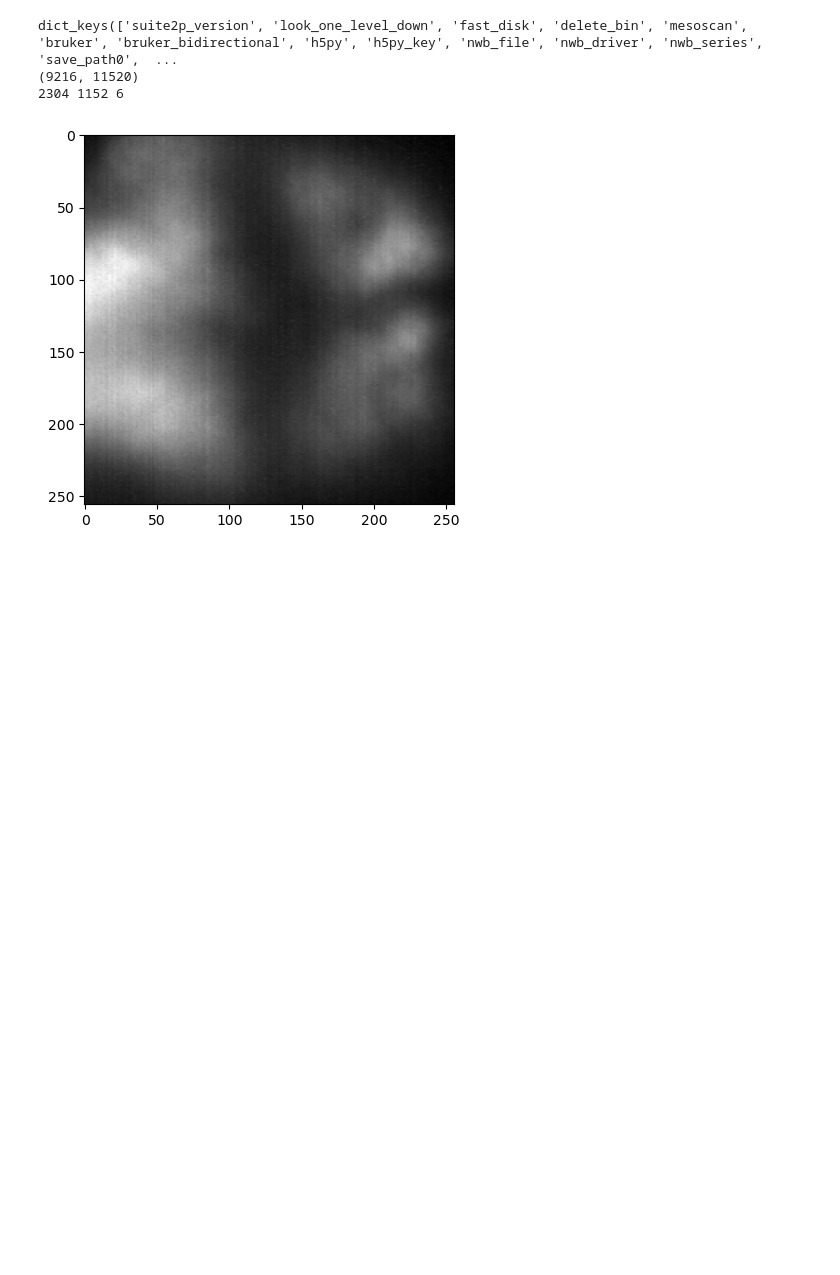
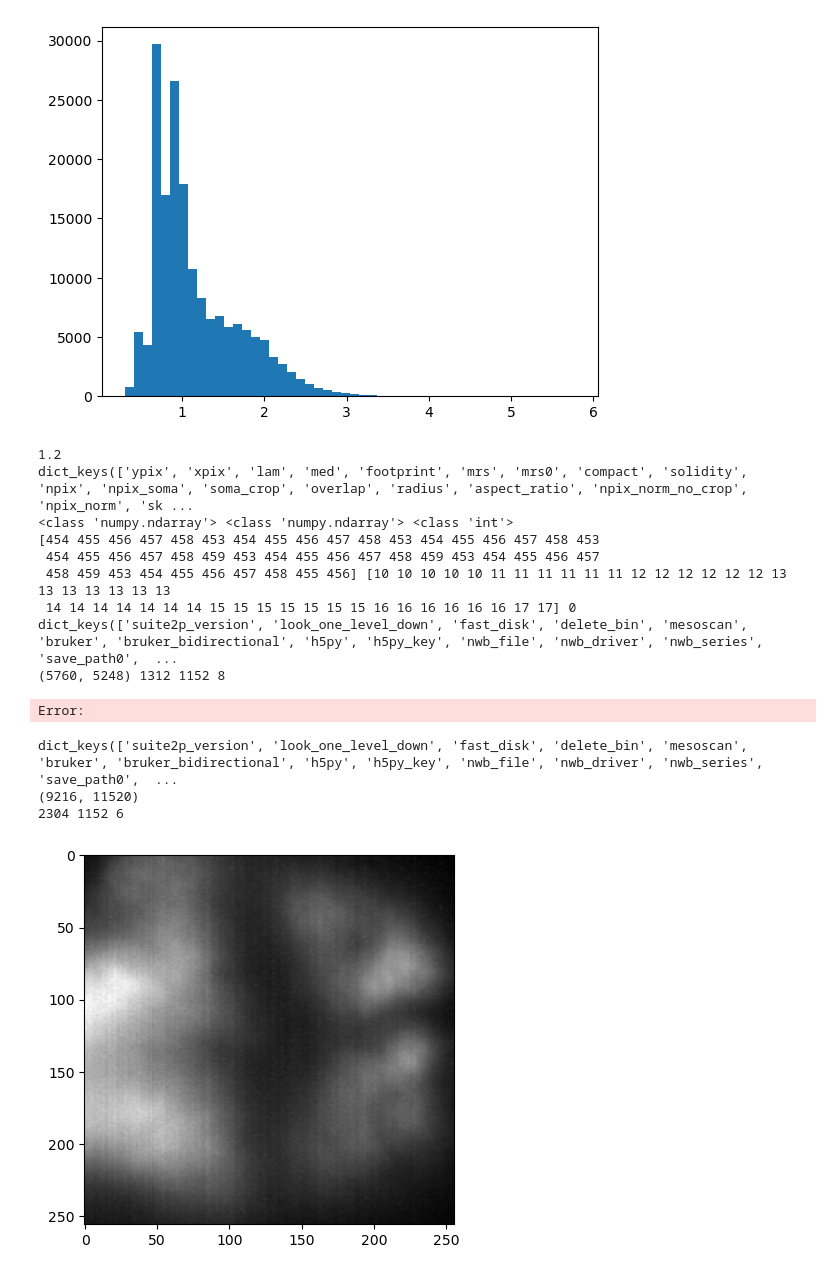
Before and after one commit to YAO-Shuyang/ZFishAnalysis, a Jupyter notebook: figure/train_cellpose.ipynb, the cells around one changed output. Cells and saved outputs as stored; diff of their text form; code cells hidden in the pictures; blank space fills up the shorter version.

```diff
--- a/figure/train_cellpose.ipynb
+++ b/figure/train_cellpose.ipynb
@@ -4,11 +4,41 @@ import matplotlib.pyplot as plt
 import tifffile as tiff
 import os
 
-with open (r"D:\10135\S1_20260216_171630\suite2p\combined\stat.npy", "rb") as f:
+path = r"D:\EnData\Light-sheet\10156\combined"
+
+with open (os.path.join(path, "stat.npy"), "rb") as f:
     stat = np.load(f, allow_pickle=True)
 
-with open(r"D:\10135\S1_20260216_171630\suite2p\combined\ops.npy", "rb") as f:
+with open(os.path.join(path, "ops.npy"), "rb") as f:
     ops = np.load(f, allow_pickle=True)
+# %%
+obj = ops.item()
+
+snr = np.zeros(len(stat))
+for i in range(len(stat)):
+    snr[i] = stat[i]['mrs']
+
+plt.hist(snr, bins=50)
+plt.show()
+
+print(obj['snr_thresh'])
+print(stat[0].keys())
+print(type(stat[0]['xpix']), type(stat[0]['ypix']), type(stat[0]['iplane']))
+print(stat[0]['xpix'], stat[0]['ypix'], stat[0]['iplane'])
+print(obj.keys(),type(obj['snr_thresh']))
+print(obj['meanImg'].shape, obj['lenX'], obj['lenY'], obj['lenZ'])
+# %% [output]
+[figure, added]
+1.2
+dict_keys(['ypix', 'xpix', 'lam', 'med', 'footprint', 'mrs', 'mrs0', 'compact', 'solidity', 'npix', 'npix_soma', 'soma_crop', 'overlap', 'radius', 'aspect_ratio', 'npix_norm_no_crop', 'npix_norm', 'sk ...
+<class 'numpy.ndarray'> <class 'numpy.ndarray'> <class 'int'>
+[454 455 456 457 458 453 454 455 456 457 458 453 454 455 456 457 458 453
+ 454 455 456 457 458 459 453 454 455 456 457 458 459 453 454 455 456 457
+ 458 459 453 454 455 456 457 458 455 456] [10 10 10 10 10 11 11 11 11 11 11 12 12 12 12 12 12 13 13 13 13 13 13 13
+ 14 14 14 14 14 14 14 15 15 15 15 15 15 15 16 16 16 16 16 16 17 17] 0
+dict_keys(['suite2p_version', 'look_one_level_down', 'fast_disk', 'delete_bin', 'mesoscan', 'bruker', 'bruker_bidirectional', 'h5py', 'h5py_key', 'nwb_file', 'nwb_driver', 'nwb_series', 'save_path0',  ...
+(5760, 5248) 1312 1152 8
+Error:
 # %%
 obj = ops.item()      # or: obj = ops[()]
 print(obj.keys())
```
Also changed, not shown: 9 other files.
